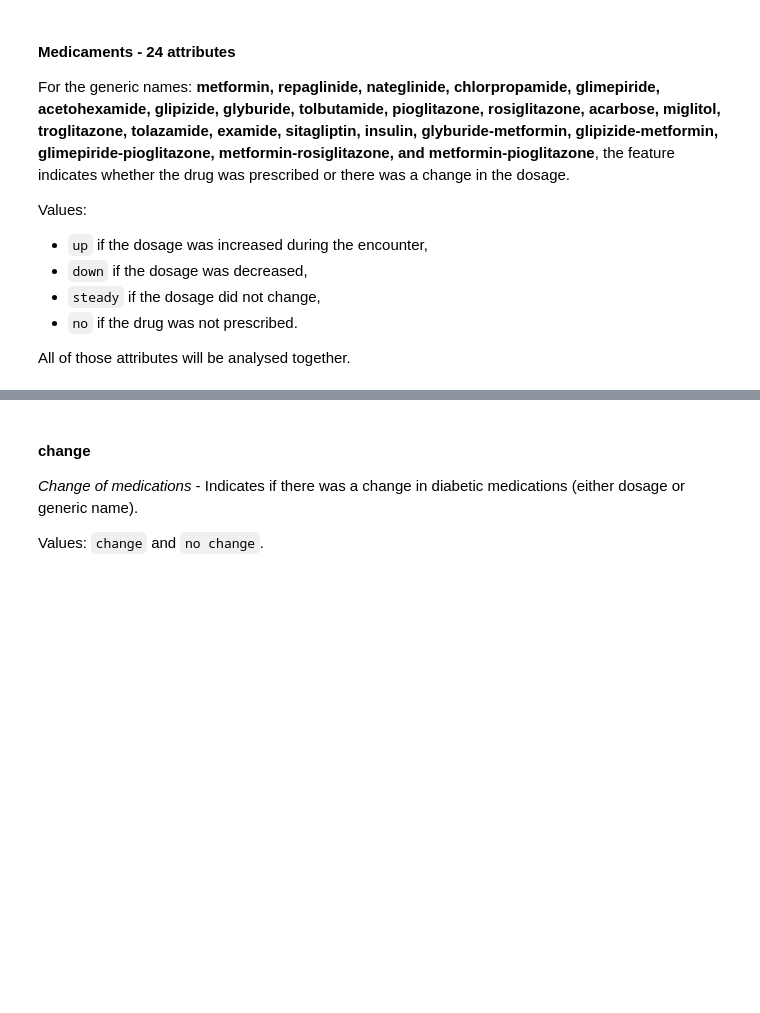
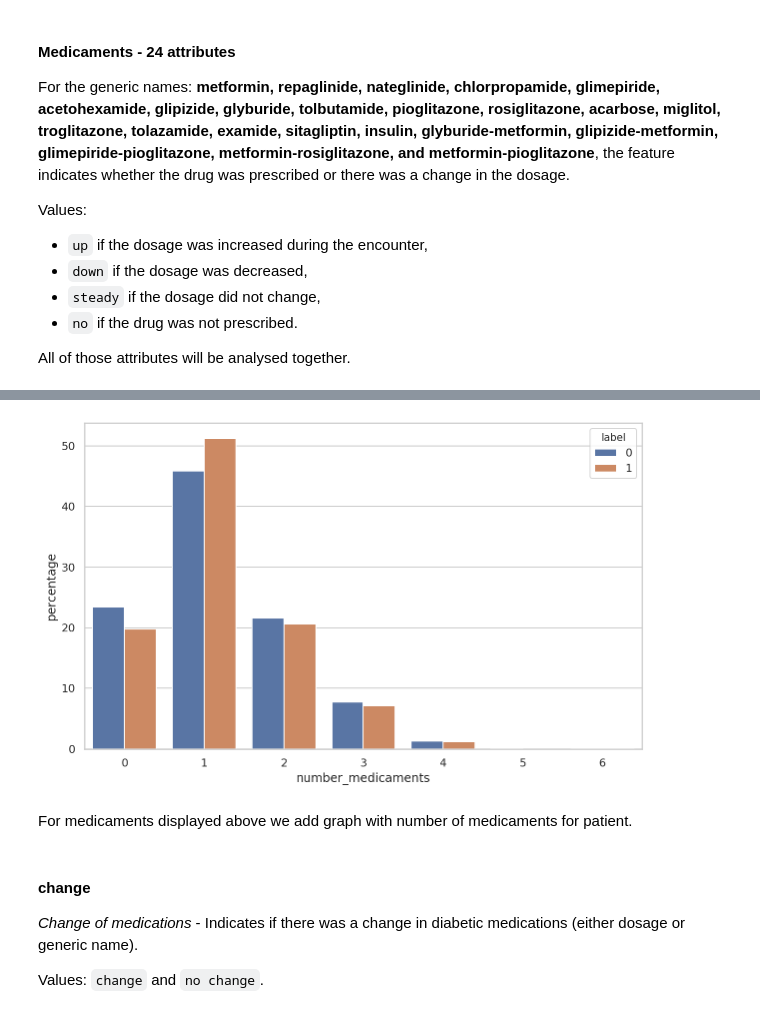
Before and after one commit to pmacinec/diabetes-patients-readmissions-prediction, a Jupyter notebook: notebooks/0_data_analysis.ipynb, the cells around one changed output, grey strips where cells are left out. Cells and saved outputs as stored; diff of their text form; code cells hidden in the pictures; blank space fills up the shorter version.

```diff
--- a/notebooks/0_data_analysis.ipynb
+++ b/notebooks/0_data_analysis.ipynb
@@ -670,3 +676,9 @@ for y in range(0,6):
+# %%
+barplot_per_classes(df, 'number_medicaments', 'label')
+# %% [output]
+[figure, added]
+# %% [markdown]
+For medicaments displayed above we add graph with number of medicaments for patient.
 # %% [markdown]
 #### change
 
```
Also changed, not shown: parts of 11 cells of this notebook.
